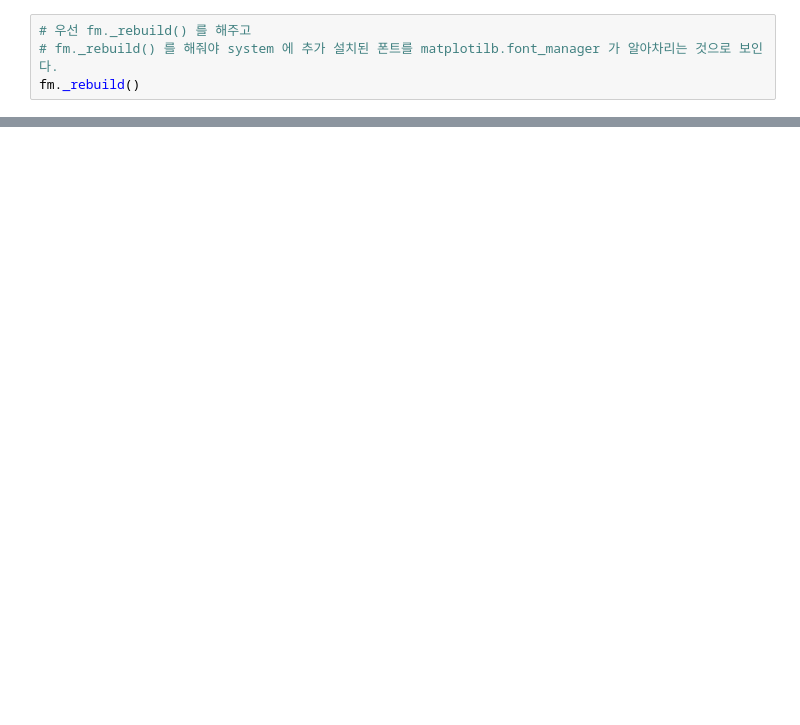
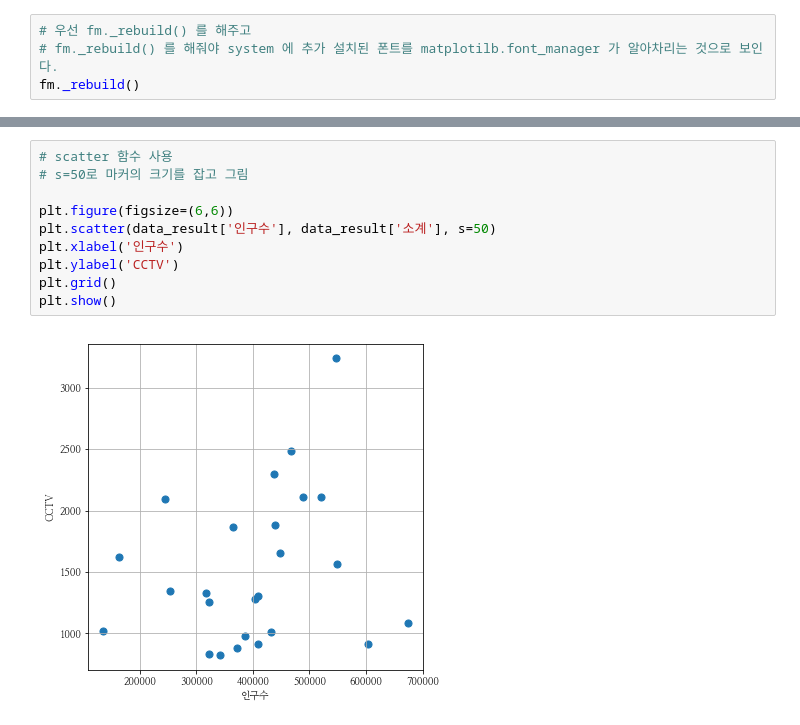
Before and after one commit to jihyunjeongme/datascience-example-python, a Jupyter notebook: 1장_서울시_구별_CCTV_현황분석.ipynb, the cells around one changed output, grey strips where cells are left out. Cells and saved outputs as stored; diff of their text form; blank space fills up the shorter version.

```diff
--- a/1장_서울시_구별_CCTV_현황분석.ipynb
+++ b/1장_서울시_구별_CCTV_현황분석.ipynb
@@ -461,0 +454,12 @@ plt.show()
+# %%
+# scatter 함수 사용
+# s=50로 마커의 크기를 잡고 그림
+
+plt.figure(figsize=(6,6))
+plt.scatter(data_result['인구수'], data_result['소계'], s=50)
+plt.xlabel('인구수')
+plt.ylabel('CCTV')
+plt.grid()
+plt.show()
+# %% [output]
+[figure, added]
```
Also changed, not shown: parts of 16 cells of this notebook.
